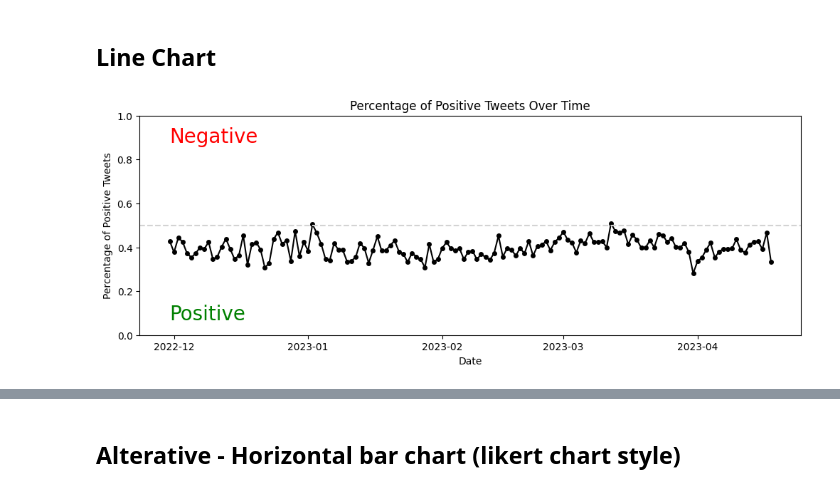
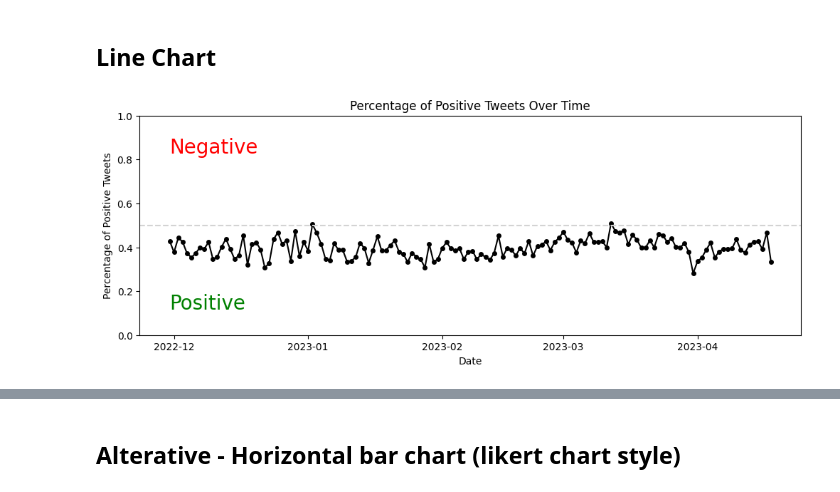
Before and after one commit to ImCombo/MSBD5005-Project, a Jupyter notebook: Sentiment_Analysis_with_Time_revised.ipynb, the cells around one changed output, grey strips where cells are left out. Drawn from its saved outputs; the diff is of its cells as text; code cells hidden in the pictures.

```diff
--- a/Sentiment_Analysis_with_Time_revised.ipynb
+++ b/Sentiment_Analysis_with_Time_revised.ipynb
@@ -32,33 +32,33 @@ while current_date <= end_date:
         tweet_datetime = tweet.date
         if tweet_datetime.date() == current_date.date():
             if tweet.sentiment == 'POSITIVE':
                 positive_count += 1
             else:
                 negative_count += 1
 
     positive_counts.append(positive_count)
     negative_counts.append(negative_count)
     dates.append(current_date.date())
     current_date += timedelta(days=1)
 
 # Calculate the portion of positive tweets for each date
 portion_positive = [p / (p + n) for p, n in zip(positive_counts, negative_counts)]
 
 # Plot the graph
 fig, ax = plt.subplots(figsize=(12, 4))
 ax.plot(dates, portion_positive, marker="o", markersize=4, color='black')
 ax.axhline(y=0.5, color='lightgray', linestyle='--')
 ax.set_title("Percentage of Positive Tweets Over Time")
 ax.set_xlabel("Date")
 ax.set_ylabel("Percentage of Positive Tweets")
 ax.set_ylim(0, 1)
 
 # Add the text labels
-ax.text(dates[0], 0.05, "Positive", color='green', ha='left', va='bottom', fontsize=20)
-ax.text(dates[0], 0.95, "Negative", color='red', ha='left', va='top', fontsize=20)
+ax.text(dates[0], 0.1, "Positive", color='green', ha='left', va='bottom', fontsize=20)
+ax.text(dates[0], 0.9, "Negative", color='red', ha='left', va='top', fontsize=20)
 
 plt.show()
 
 fig.savefig('positive_vs_negative_tweets_linechart.png', dpi=300, bbox_inches='tight')
 # %% [output]
-[figure, old version]
+[figure, new version]
```
Also changed, not shown: parts of 2 cells of this notebook.
